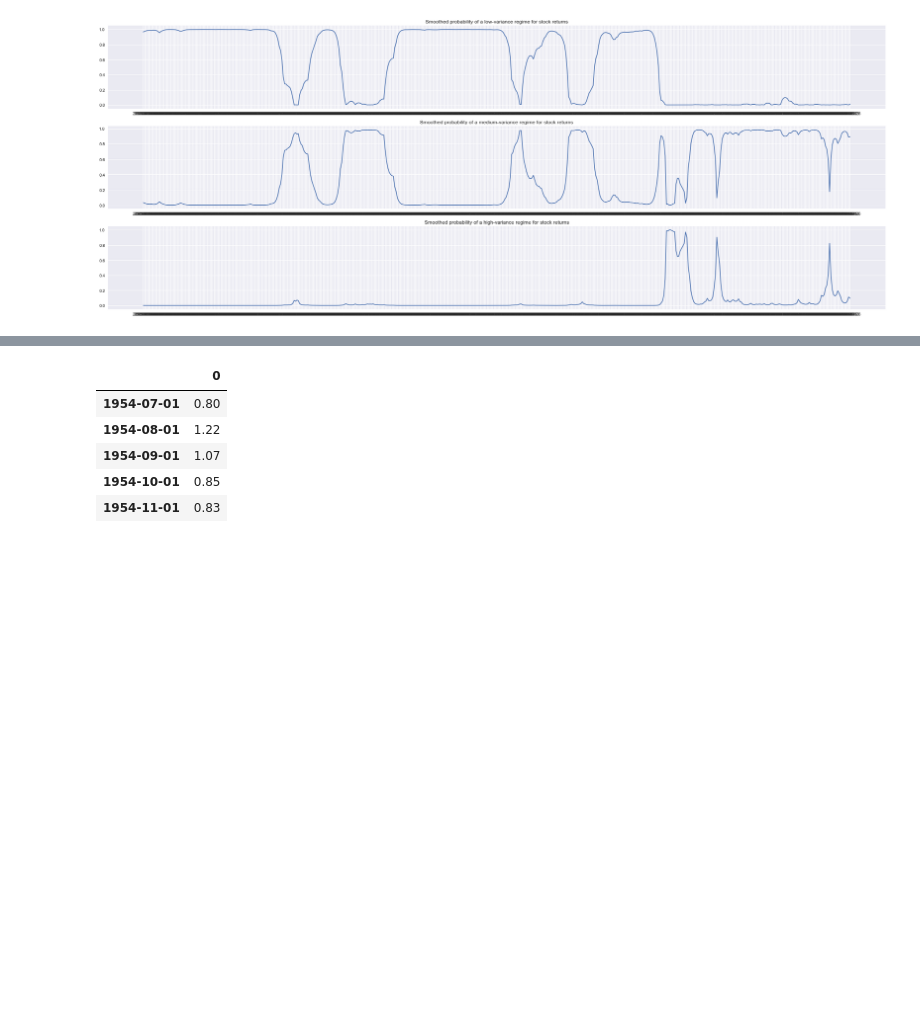
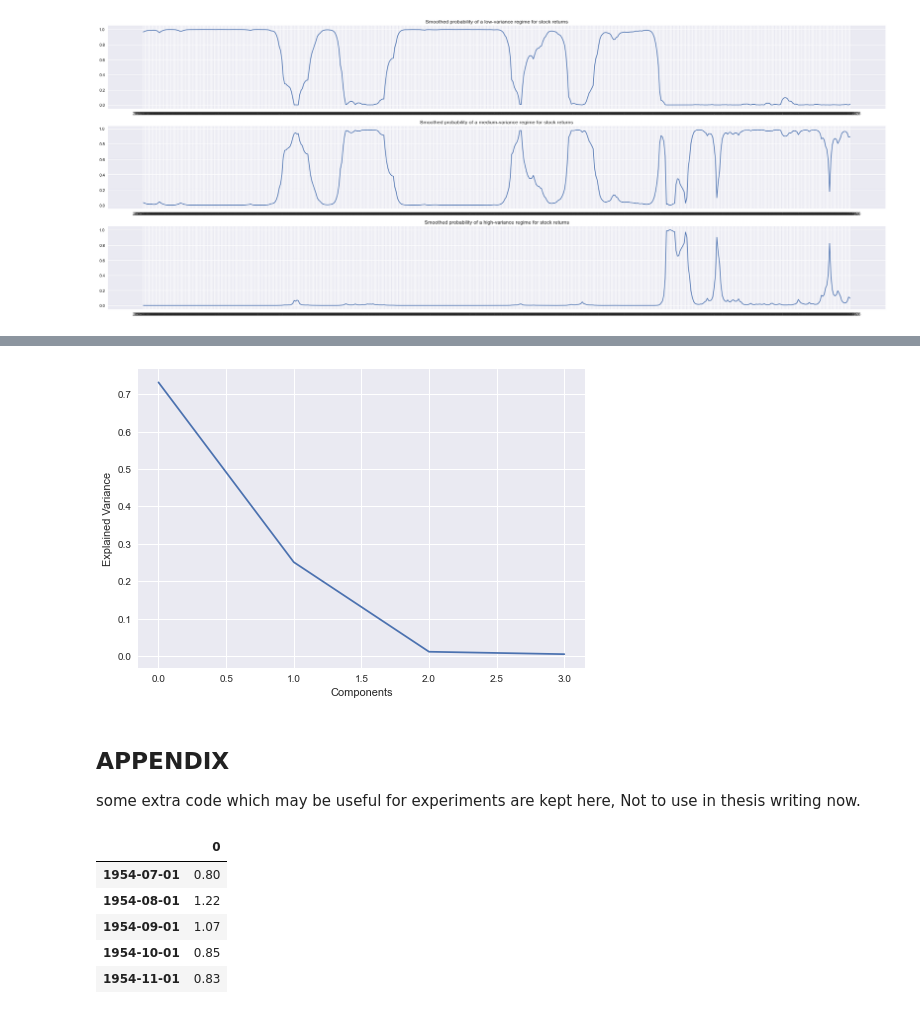
Before and after one commit to krishxx/wqumscfin, a Jupyter notebook: src/MScFE_Capstone.ipynb, the cells around one changed output, grey strips where cells are left out. Drawn from its saved outputs; the diff is of its cells as text; code cells hidden in the pictures; blank space fills up the shorter version.

```diff
--- a/src/MScFE_Capstone.ipynb
+++ b/src/MScFE_Capstone.ipynb
@@ -414,3 +470,13 @@ some extra code which may be useful for experiments are kept here, Not to use in
+# %%
+plt.plot(pca.explained_variance_ratio_)
+plt.ylabel('Explained Variance')
+plt.xlabel('Components')
+plt.show()
+# %% [output]
+[figure, added]
+# %% [markdown]
+## APPENDIX
+some extra code which may be useful for experiments are kept here, Not to use in thesis writing now.
 # %%
 from fredapi import Fred
 # FRED API key
```
Also changed, not shown: parts of 56 cells of this notebook.
